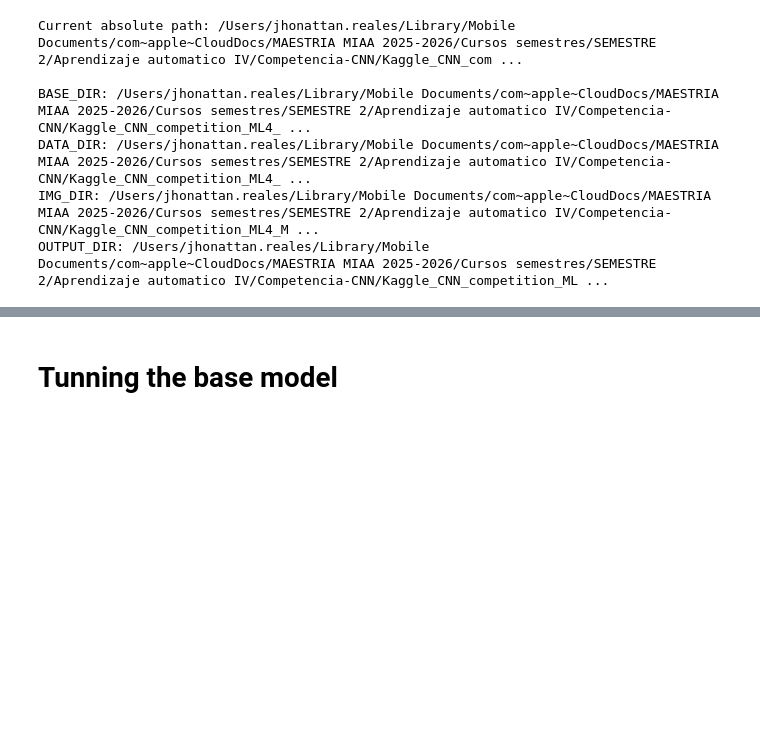
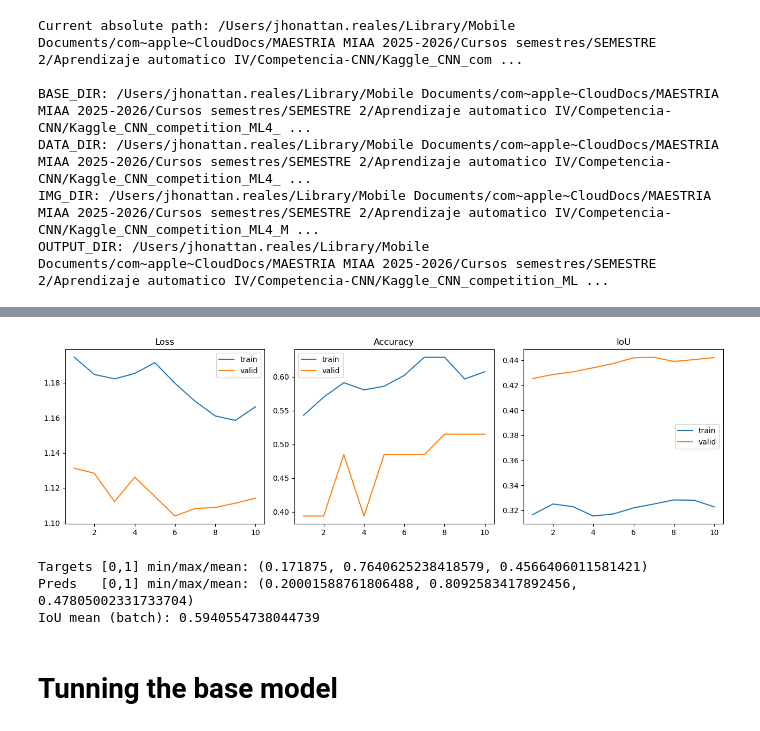
Before and after one commit to JhonattanReales21/Kaggle_CNN_competition_ML4_MIAA, a Jupyter notebook: notebooks/cnn_personalized.ipynb, the cells around one changed output, grey strips where cells are left out. Saved outputs shown, nothing was run; the diff lists cells and outputs as text; code cells hidden in the pictures; blank space fills up the shorter version.

Commit message:
Add trainer class and some evaluation utilities

```diff
--- a/notebooks/cnn_personalized.ipynb
+++ b/notebooks/cnn_personalized.ipynb
@@ -64,4 +71,4 @@ OUTPUT_DIR: /Users/jhonattan.reales/Library/Mobile Documents/com~apple~CloudDocs
 # %%
 # Read the CSV file
 csv_file = os.path.join(DATA_DIR, "train.csv")
-df_train = pd.read_csv(csv_file)
+df_train_complete = pd.read_csv(csv_file)
@@ -70,0 +233,32 @@ basic backbone + basic decision head
+# %%
+# Define the configuration dictionary
+cfg = {
+    "epochs": 10,
+    "lr": 1e-3,
+    "weight_decay": 1e-4,
+    "es_patience": 3,
+    "cls_loss_w": 1.0,  # weight for classification loss
+    "box_loss_w": 1.0,  # weight for box regression loss
+    "beta_smoothl1": 1.0,
+    "monitor": "val_score",  # options: "val_loss", "val_iou", "val_score"
+    "alpha_score": 0.6,  # weight for IoU vs ACC
+    "img_size": img_size,  # image size
+    "positive_weight": positive_weight,
+    "acc_metric": acc_metric,
+    "cnn_name": "cnn_base",
+    "output_dir": OUTPUT_DIR,
+    "logging_step": 5,  # log every n steps
+}
+
+# Instantiate the trainer
+base_model = Trainer_base(
+    base_cnn,
+    dl_train=dl_train,
+    dl_valid=dl_valid,
+    optimizer=optimizer,
+    cfg=SimpleNamespace(**cfg),
+    device=DEVICE,
+)
+
+# Start the training
+history_base_model = base_model.fit()
@@ -71,3 +269,16 @@ basic backbone + basic decision head
+# %%
+# Plot the training history
+plot_history(history_base_model, figsize=(13, 4))
+# %% [output]
+[figure, added]
+# %%
+# Sanity check of the predictions and show some examples
+sanity_check_batch(base_model)
+print()
+# %% [output]
+Targets [0,1] min/max/mean: (0.171875, 0.7640625238418579, 0.4566406011581421)
+Preds   [0,1] min/max/mean: (0.20001588761806488, 0.8092583417892456, 0.47805002331733704)
+IoU mean (batch): 0.5940554738044739
 # %% [markdown]
 # Tunning the base model
 # %% [markdown]
```
Also changed, not shown: parts of 11 cells of this notebook, 8 other files.
